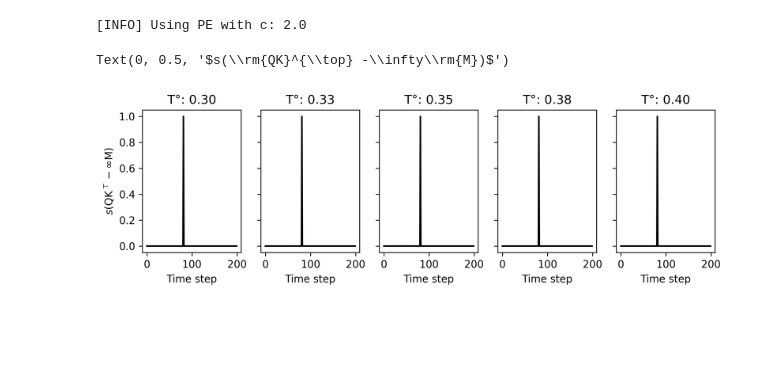
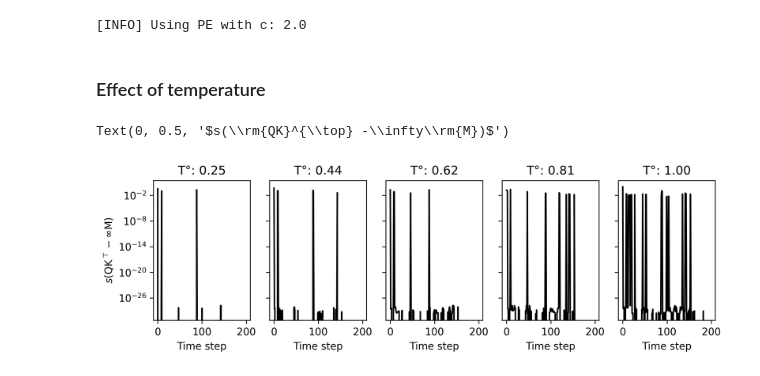
Before and after one commit to cridonoso/astromer, a Jupyter notebook: presentation/notebooks/MaskedSelfAttention.ipynb, the cells around one changed output. Cells and saved outputs as stored; diff of their text form; code cells hidden in the pictures; blank space fills up the shorter version.

Commit message:
masking visualization still not completed

```diff
--- a/presentation/notebooks/MaskedSelfAttention.ipynb
+++ b/presentation/notebooks/MaskedSelfAttention.ipynb
@@ -22,13 +22,14 @@ os.environ["CUDA_VISIBLE_DEVICES"] = "-1"
 The autoreload extension is already loaded. To reload it, use:
   %reload_ext autoreload
 # %%
-model_path = './presentation/results/2024-07-09_02-27-29/pretraining'
+model_path = './presentation/results/paper/2024-07-09_02-27-29/pretraining'
 astromer, config = load_pt_model(model_path)
 
 loaders = build_loader('./data/records/alcock/fold_0/alcock_20/',
                        params=config,
                        batch_size=5,
-                       sampling=True)
+                       sampling=True,
+                       probed=0.5)
 # %% [output]
 [INFO] Zero architecture loaded
 [INFO] Using masked-att with alpha = 1.00
@@ -72,14 +73,16 @@ for batch, _ in loaders['train'].take(1):
     mask = batch['mask_in']
 # %% [output]
 [INFO] Using PE with c: 2.0
+# %% [markdown]
+### Effect of temperature
 # %%
 w = []
-temps = np.linspace(0.3, 0.4, 5)
+temps = np.linspace(0.25, 1., 5)
 for t in temps:
     scaled_attention, attention_weights, qk_values = scaled_dot_product_attention(Q,
                                                                                   K,
                                                                                   V,
-                                                                                  mask=mask,
+                                                                                  mask=tf.ones_like(mask),
                                                                                   m_alpha=-1e9,
                                                                                   mask_format='K',
                                                                                   temperature=t)
@@ -91,17 +94,17 @@ master = w[-1][0, 0, :, 0]
 attention_vectors = []
 for ww in w:
     master = ww[0, 0, :, 0]
-    curr = (master - np.min(master))/(np.max(master)-np.min(master))
-    attention_vectors.append(curr)
+    attention_vectors.append(master)
 # %%
 fig, axes = plt.subplots(1, 5, figsize=(10,2.5), sharey=True, dpi=300)
 
 for index, av in enumerate(attention_vectors):
     axes[index].plot(av, color='k')
     axes[index].set_title('T°: {:.2f}'.format(temps[index]))
     axes[index].set_xlabel('Time step')
+    axes[index].set_yscale('log')
 
 axes[0].set_ylabel(r'$s(\rm{QK}^{\top} -\infty\rm{M})$')
 # %% [output]
 Text(0, 0.5, '$s(\\rm{QK}^{\\top} -\\infty\\rm{M})$')
-[figure, old version]
+[figure, new version]
```
Also changed, not shown: parts of 9 cells of this notebook.
